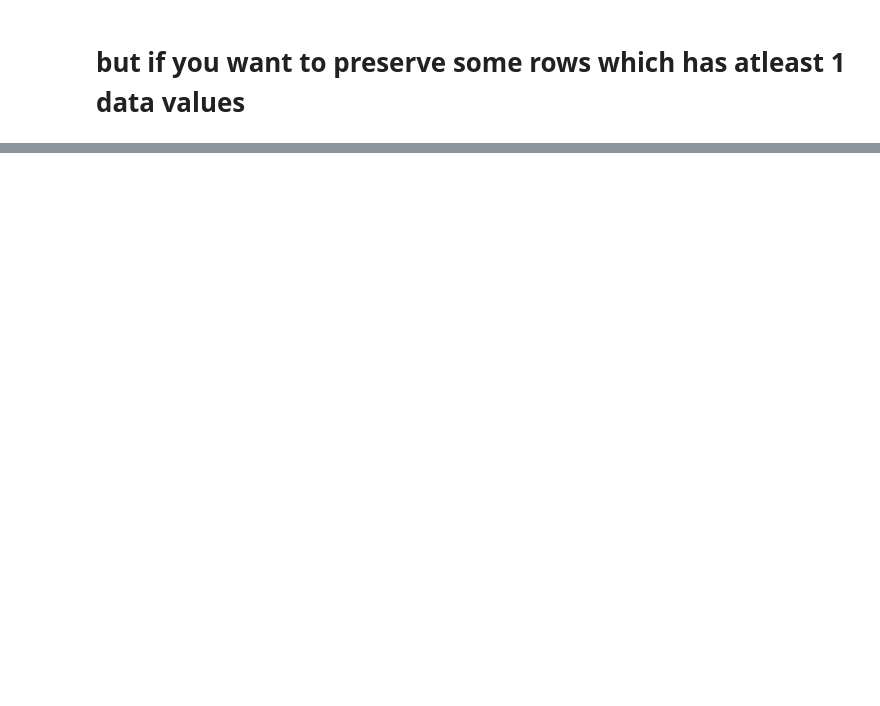
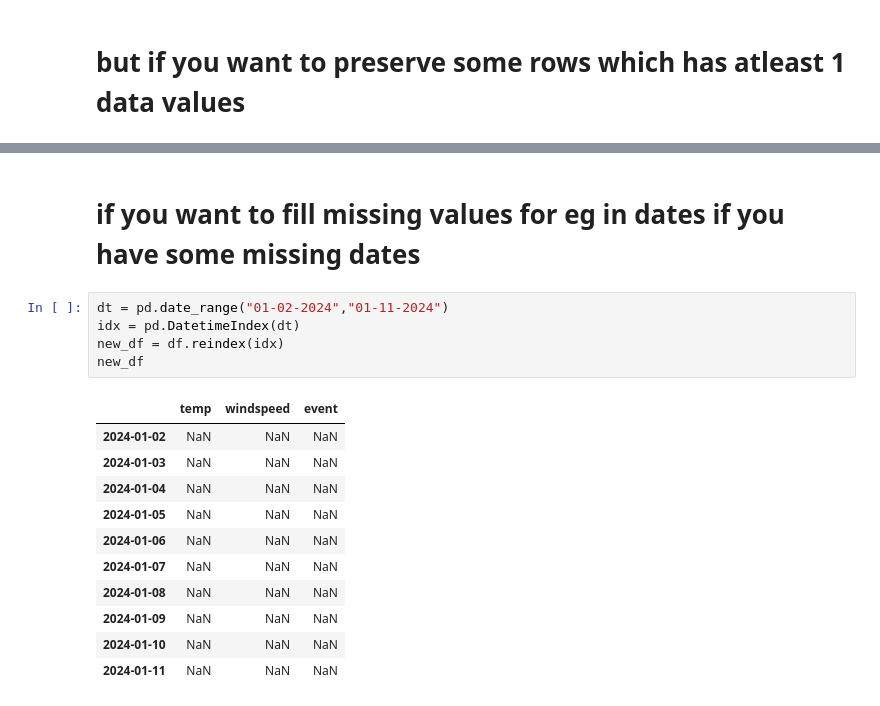
Before and after one commit to initishsachdeva/data-eng-guide, a Jupyter notebook: python-pandas-basic/05_missing_values.ipynb, the cells around one changed output, grey strips where cells are left out. Saved outputs shown, nothing was run; the diff lists cells and outputs as text; blank space fills up the shorter version.

```diff
--- a/python-pandas-basic/05_missing_values.ipynb
+++ b/python-pandas-basic/05_missing_values.ipynb
@@ -217,0 +232,19 @@ new_df
+# %% [markdown]
+# if you want to fill missing values for eg in dates if you have some missing dates
+# %%
+dt = pd.date_range("01-02-2024","01-11-2024")
+idx = pd.DatetimeIndex(dt)
+new_df = df.reindex(idx)
+new_df
+# %% [output]
+|  | temp | windspeed | event |
+| 2024-01-02 | NaN | NaN | NaN |
+| 2024-01-03 | NaN | NaN | NaN |
+| 2024-01-04 | NaN | NaN | NaN |
+| 2024-01-05 | NaN | NaN | NaN |
+| 2024-01-06 | NaN | NaN | NaN |
+| 2024-01-07 | NaN | NaN | NaN |
+| 2024-01-08 | NaN | NaN | NaN |
+| 2024-01-09 | NaN | NaN | NaN |
+| 2024-01-10 | NaN | NaN | NaN |
+| 2024-01-11 | NaN | NaN | NaN |
```
Also changed, not shown: parts of 17 cells of this notebook, 2 other files.
